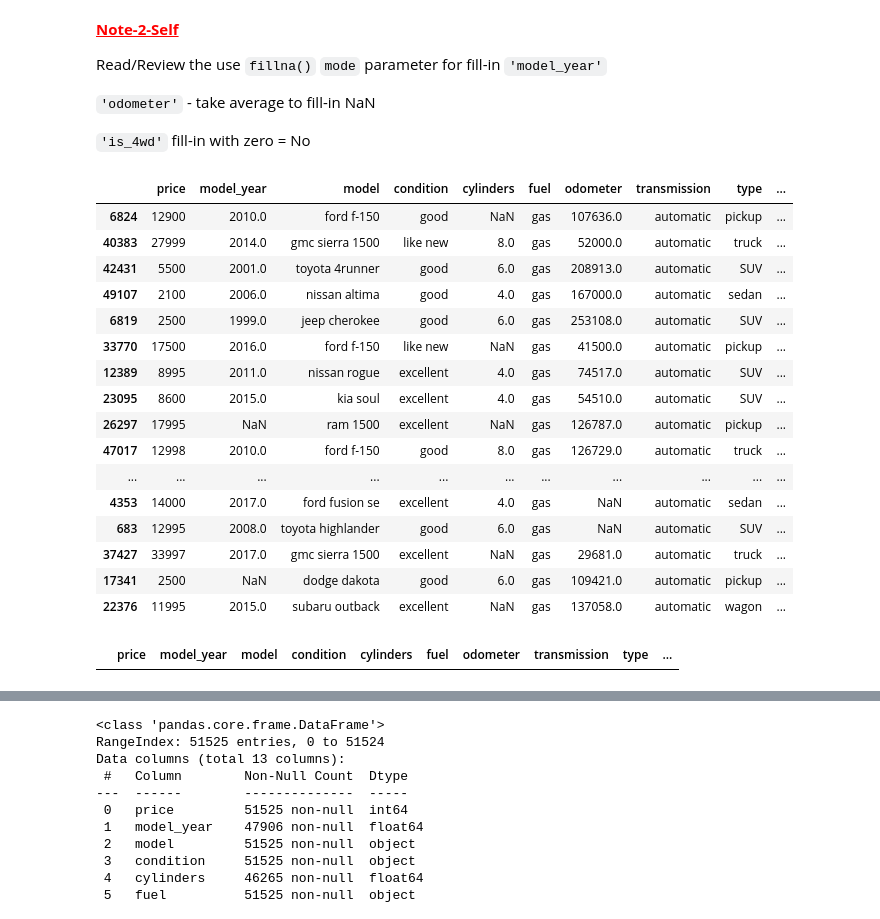
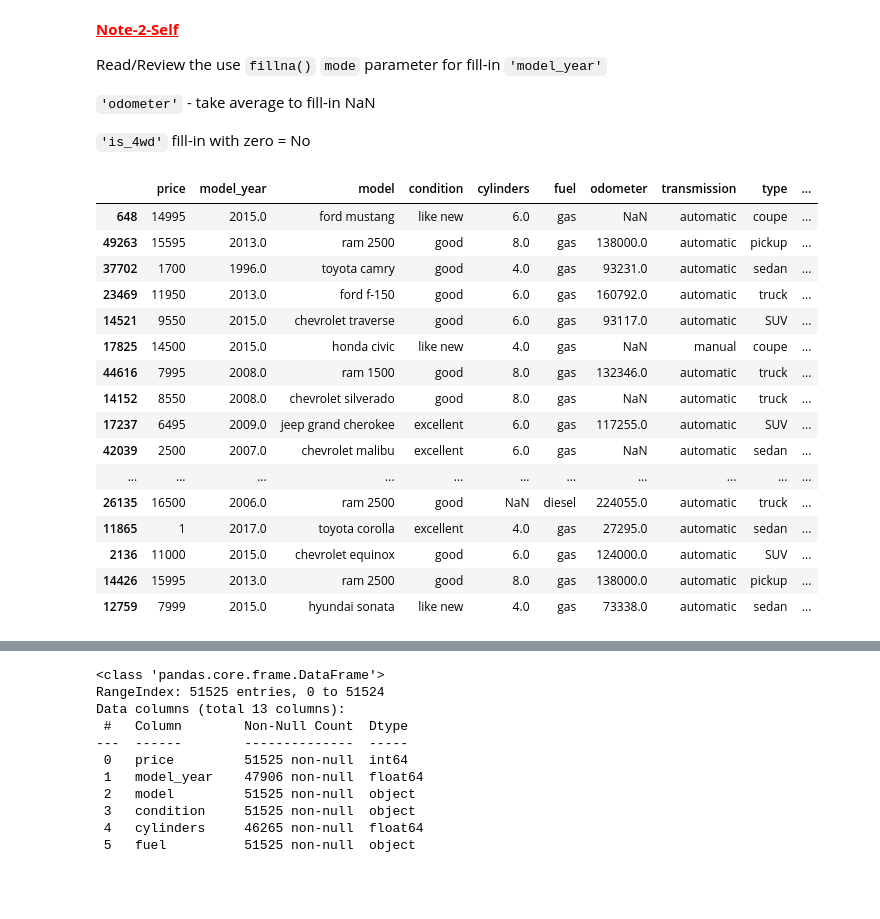
Before and after one commit to MelvicTN/SW_Development_Tool, a Jupyter notebook: EDA.ipynb, the cells around one changed output, grey strips where cells are left out. Cells and saved outputs as stored; diff of their text form; code cells hidden in the pictures; blank space fills up the shorter version.

```diff
--- a/EDA.ipynb
+++ b/EDA.ipynb
@@ -80,31 +87,25 @@ Read/Review the use  `fillna()`  `mode` parameter for fill-in `'model_year'`
 
 `'is_4wd'` fill-in with zero = No
 # %%
-# EDA - preview data
+# EDA: preview data
 
-display(vehicles_df.sample(50))
+display(vehicles_df.sample(60))
 # %% [output]
 |  | price | model_year | model | condition | cylinders | fuel | odometer | transmission | type | ... |
-| 6824 | 12900 | 2010.0 | ford f-150 | good | NaN | gas | 107636.0 | automatic | pickup | ... |
-| 40383 | 27999 | 2014.0 | gmc sierra 1500 | like new | 8.0 | gas | 52000.0 | automatic | truck | ... |
-| 42431 | 5500 | 2001.0 | toyota 4runner | good | 6.0 | gas | 208913.0 | automatic | SUV | ... |
-| 49107 | 2100 | 2006.0 | nissan altima | good | 4.0 | gas | 167000.0 | automatic | sedan | ... |
-| 6819 | 2500 | 1999.0 | jeep cherokee | good | 6.0 | gas | 253108.0 | automatic | SUV | ... |
-| 33770 | 17500 | 2016.0 | ford f-150 | like new | NaN | gas | 41500.0 | automatic | pickup | ... |
-| 12389 | 8995 | 2011.0 | nissan rogue | excellent | 4.0 | gas | 74517.0 | automatic | SUV | ... |
-| 23095 | 8600 | 2015.0 | kia soul | excellent | 4.0 | gas | 54510.0 | automatic | SUV | ... |
-| 26297 | 17995 | NaN | ram 1500 | excellent | NaN | gas | 126787.0 | automatic | pickup | ... |
-| 47017 | 12998 | 2010.0 | ford f-150 | good | 8.0 | gas | 126729.0 | automatic | truck | ... |
+| 648 | 14995 | 2015.0 | ford mustang | like new | 6.0 | gas | NaN | automatic | coupe | ... |
+| 49263 | 15595 | 2013.0 | ram 2500 | good | 8.0 | gas | 138000.0 | automatic | pickup | ... |
+| 37702 | 1700 | 1996.0 | toyota camry | good | 4.0 | gas | 93231.0 | automatic | sedan | ... |
+| 23469 | 11950 | 2013.0 | ford f-150 | good | 6.0 | gas | 160792.0 | automatic | truck | ... |
+| 14521 | 9550 | 2015.0 | chevrolet traverse | good | 6.0 | gas | 93117.0 | automatic | SUV | ... |
+| 17825 | 14500 | 2015.0 | honda civic | like new | 4.0 | gas | NaN | manual | coupe | ... |
+| 44616 | 7995 | 2008.0 | ram 1500 | good | 8.0 | gas | 132346.0 | automatic | truck | ... |
+| 14152 | 8550 | 2008.0 | chevrolet silverado | good | 8.0 | gas | NaN | automatic | truck | ... |
+| 17237 | 6495 | 2009.0 | jeep grand cherokee | excellent | 6.0 | gas | 117255.0 | automatic | SUV | ... |
+| 42039 | 2500 | 2007.0 | chevrolet malibu | excellent | 6.0 | gas | NaN | automatic | sedan | ... |
 | ... | ... | ... | ... | ... | ... | ... | ... | ... | ... | ... |
-| 4353 | 14000 | 2017.0 | ford fusion se | excellent | 4.0 | gas | NaN | automatic | sedan | ... |
-| 683 | 12995 | 2008.0 | toyota highlander | good | 6.0 | gas | NaN | automatic | SUV | ... |
-| 37427 | 33997 | 2017.0 | gmc sierra 1500 | excellent | NaN | gas | 29681.0 | automatic | truck | ... |
-| 17341 | 2500 | NaN | dodge dakota | good | 6.0 | gas | 109421.0 | automatic | pickup | ... |
-| 22376 | 11995 | 2015.0 | subaru outback | excellent | NaN | gas | 137058.0 | automatic | wagon | ... |
+| 26135 | 16500 | 2006.0 | ram 2500 | good | NaN | diesel | 224055.0 | automatic | truck | ... |
+| 11865 | 1 | 2017.0 | toyota corolla | excellent | 4.0 | gas | 27295.0 | automatic | sedan | ... |
+| 2136 | 11000 | 2015.0 | chevrolet equinox | good | 6.0 | gas | 124000.0 | automatic | SUV | ... |
+| 14426 | 15995 | 2013.0 | ram 2500 | good | 8.0 | gas | 138000.0 | automatic | pickup | ... |
+| 12759 | 7999 | 2015.0 | hyundai sonata | like new | 4.0 | gas | 73338.0 | automatic | sedan | ... |
-# %%
-ford_models = vehicles_df[vehicles_df['model'].isna()]
-
-display(ford_models.head(60))
-# %% [output]
-|  | price | model_year | model | condition | cylinders | fuel | odometer | transmission | type | ... |
 # %%
```
Also changed, not shown: parts of 20 cells of this notebook.
